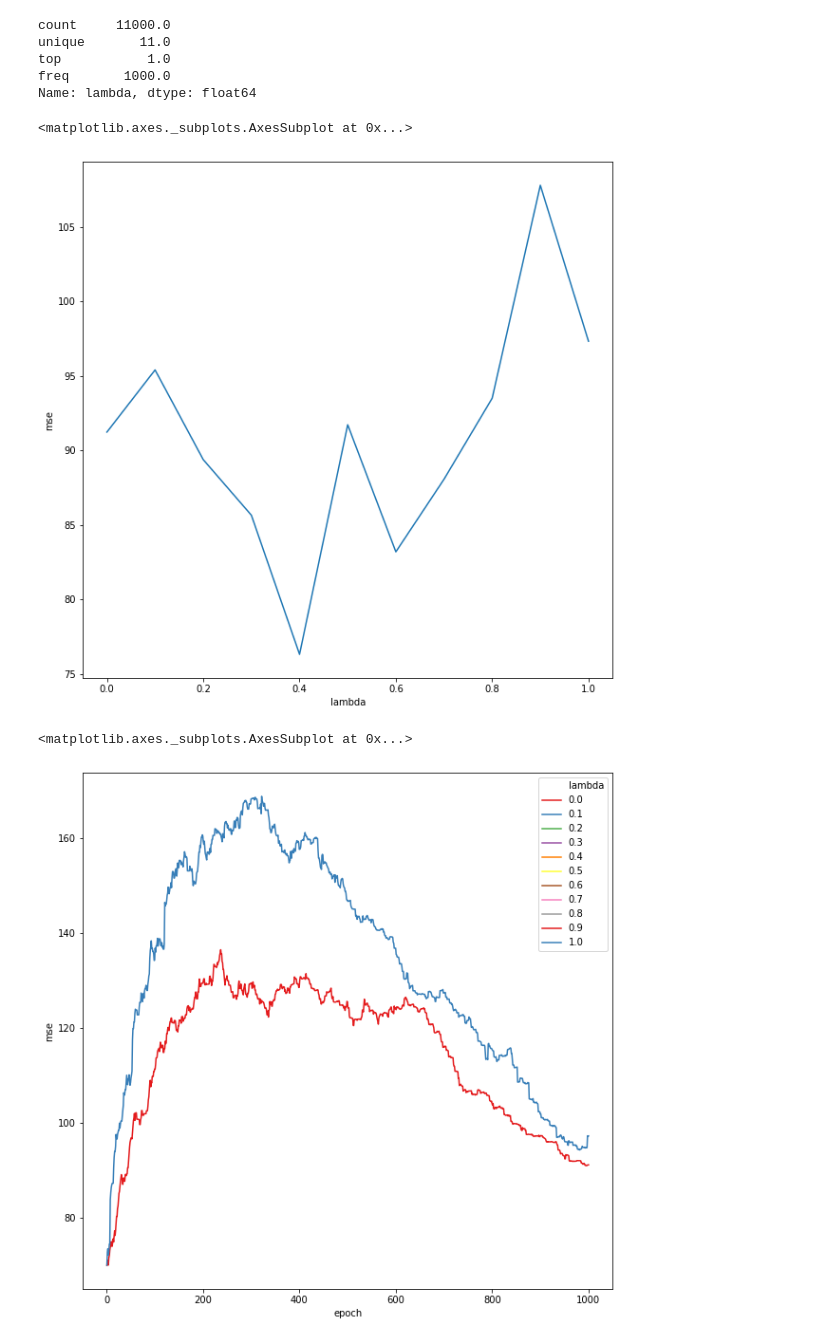
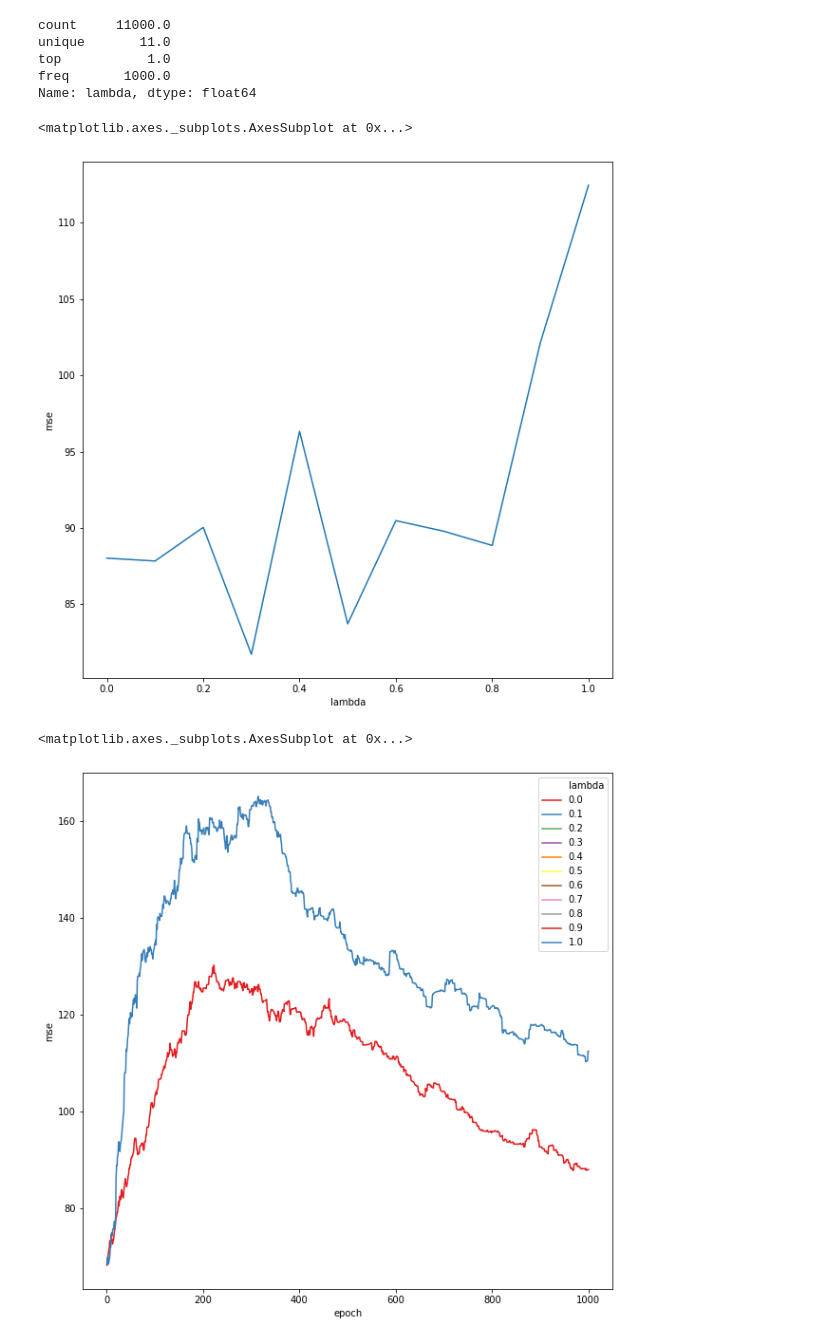
Before and after one commit to shantanusingh16/rl, a Jupyter notebook: Easy21.ipynb, the cells around one changed output. Cells and saved outputs as stored; diff of their text form; code cells hidden in the pictures.

```diff
--- a/Easy21.ipynb
+++ b/Easy21.ipynb
@@ -74,13 +70,13 @@ def glie_policy(q, s, a, n):
         print("glie:", s)
         raise e
 # %%
-q = np.zeros((21,21,2))
-n = np.zeros((21,21,2))
+q = np.zeros((10,21,2))
+n = np.zeros((10,21,2))
 # %%
 gamma = 1
 for k in range(0,1000000):
     try:
-        g = np.zeros((21,21))
+        g = np.zeros((10,21))
         r = 0
         e = get_episode(q, glie_policy, n)
         e.pop()
@@ -168,7 +164,7 @@ def sarsa_lambda(q, n, gamma, l):
     try:
         s = (draw_card(absolute=True), draw_card(absolute=True))
         a = glie_policy(q, s, ['hit', 'stick'], n)
-        e = np.zeros((21,21,2))
+        e = np.zeros((10,21,2))
 
         while True:
             s_, r, ts = step(s,a)
@@ -186,7 +182,7 @@ def sarsa_lambda(q, n, gamma, l):
             td_error = r + gamma * q_ - q[s[0]-1][s[1]-1][a]
             n[s[0]-1][s[1]-1][a] += 1
 
-            [[[update_step(q,e,td_error,i,j,k) for k in range(2)] for j in range(21)] for i in range(21)]
+            [[[update_step(q,e,td_error,i,j,k) for k in range(2)] for j in range(21)] for i in range(10)]
 
             if ts:
                 break
@@ -199,7 +195,7 @@ def sarsa_lambda(q, n, gamma, l):
 
     tdq = q.copy()
     mse = np.sum([[[(tdq[i][j][k] - mcq[i][j][k]) ** 2 for k in range(2)]
-                   for j in range(21)] for i in range(21)])
+                   for j in range(21)] for i in range(10)])
 
     return mse
 # %%
@@ -208,8 +204,8 @@ gamma = 1
 mse = np.zeros((11,1000))
 
 for l in range(0,11):
-    q = np.zeros((21,21,2))
-    n = np.zeros((21,21,2))
+    q = np.zeros((10,21,2))
+    n = np.zeros((10,21,2))
     for e in range(0,1000):
         mse[l][e] = sarsa_lambda(q,n,gamma,l/10)
 # %%
@@ -234,11 +230,11 @@ fdf = df[df["epoch"] == 1000]
 sns.lineplot(x='lambda',y='mse', data=fdf)
 # %% [output]
 <matplotlib.axes._subplots.AxesSubplot at 0x...>
-[figure, old version]
+[figure, new version]
 # %%
 fig = plt.figure(figsize=(10,10))
 fdf = df[df["lambda"].isin([0,1])]
-sns.lineplot(x='epoch',y='mse',hue='lambda',palette=sns.color_palette("Set1", 11), data=fdf)
+sns.lineplot(x='epoch',y='mse',hue='lambda',palette=sns.color_palette("Set1", n_colors=11), data=fdf)
 # %% [output]
 <matplotlib.axes._subplots.AxesSubplot at 0x...>
-[figure, old version]
+[figure, new version]
```
Also changed, not shown: parts of 12 cells of this notebook.
